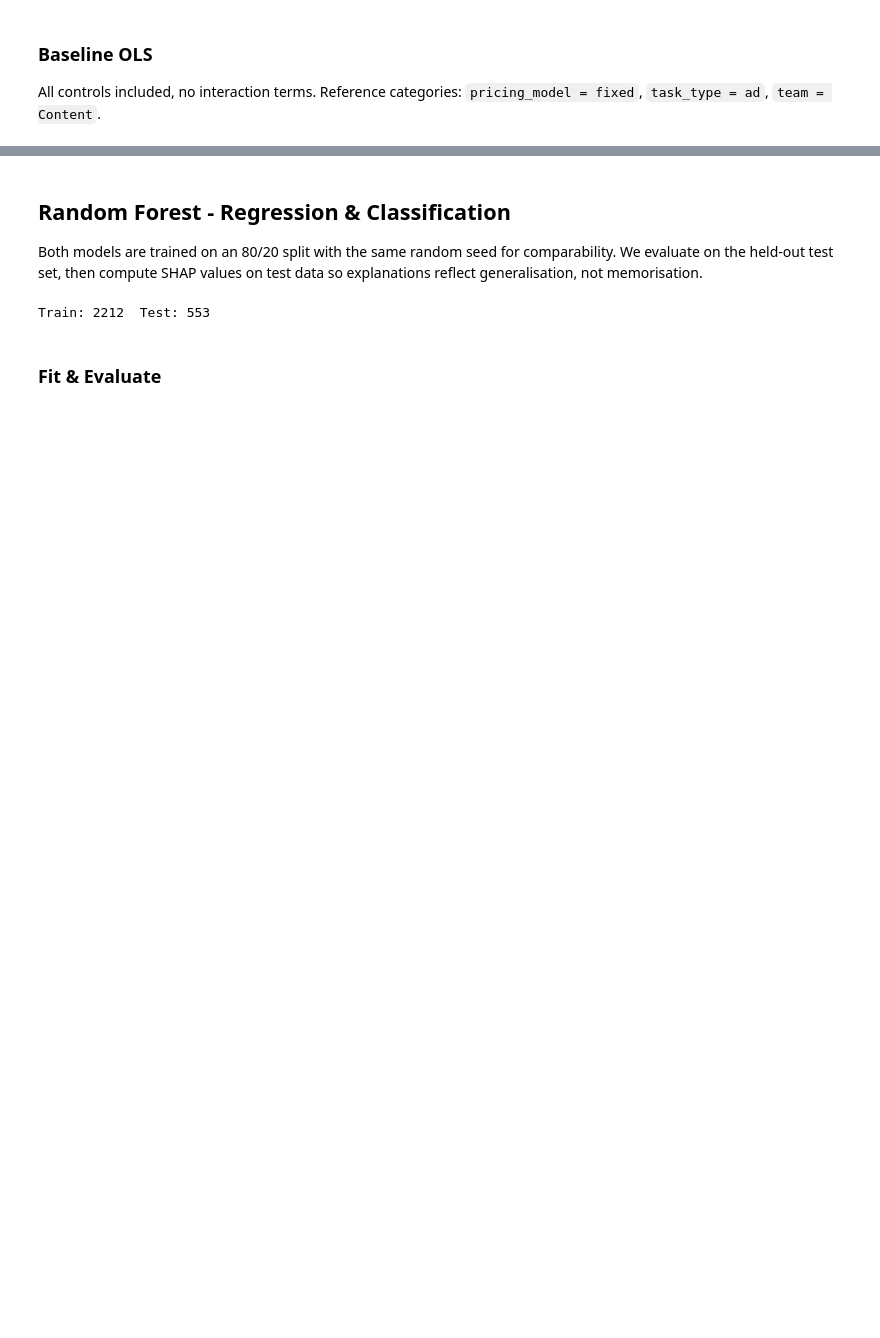
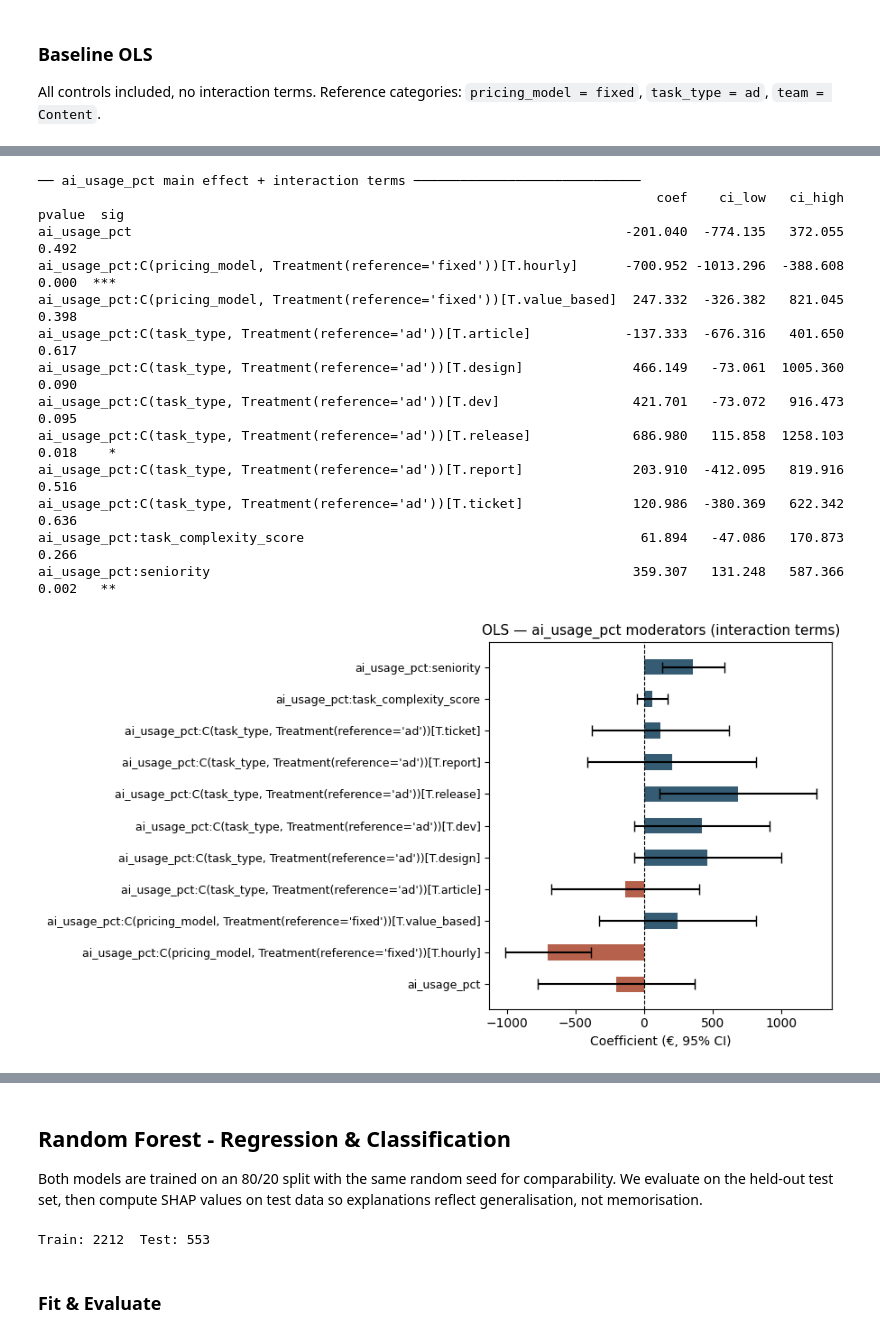
Before and after one commit to tabbba/Machine-Learning-810161, a Jupyter notebook: modelling.ipynb, the cells around one changed output, grey strips where cells are left out. Saved outputs shown, nothing was run; the diff lists cells and outputs as text; code cells hidden in the pictures; blank space fills up the shorter version.

```diff
--- a/modelling.ipynb
+++ b/modelling.ipynb
@@ -212,0 +269,52 @@ Quality metrics (errors, rework, revisions) disappear once hours are controlled
+# %%
+# Extract ai_usage_pct main effect + all interaction rows
+ci = ols_interact.conf_int()
+interact_df = pd.DataFrame({
+    "coef":    ols_interact.params,
+    "ci_low":  ci[0],
+    "ci_high": ci[1],
+    "pvalue":  ols_interact.pvalues,
+}).loc[lambda d: d.index.str.contains("ai_usage_pct")]
+
+interact_df["sig"] = interact_df["pvalue"].apply(
+    lambda p: "***" if p < 0.001 else ("**" if p < 0.01 else ("*" if p < 0.05 else ""))
+)
+
+print("── ai_usage_pct main effect + interaction terms ─────────────────────────────")
+print(interact_df[["coef", "ci_low", "ci_high", "pvalue", "sig"]].round(3).to_string())
+
+# Forest plot
+fig, ax = plt.subplots(figsize=(9, 5))
+labels = interact_df.index.tolist()
+y_pos  = list(range(len(labels)))
+
+ax.barh(
+    y_pos, interact_df["coef"],
+    xerr=[interact_df["coef"] - interact_df["ci_low"],
+          interact_df["ci_high"] - interact_df["coef"]],
+    color=[PRIMARY if c >= 0 else RISK for c in interact_df["coef"]],
+    error_kw={"ecolor": "black", "capsize": 4},
+    height=0.5,
+)
+ax.axvline(0, color="black", linewidth=0.8, linestyle="--")
+ax.set_yticks(y_pos)
+ax.set_yticklabels(labels, fontsize=9)
+ax.set_xlabel("Coefficient (€, 95% CI)")
+ax.set_title("OLS — ai_usage_pct moderators (interaction terms)", fontsize=11)
+plt.tight_layout()
+plt.show()
+# %% [output]
+── ai_usage_pct main effect + interaction terms ─────────────────────────────
+                                                                               coef    ci_low   ci_high  pvalue  sig
+ai_usage_pct                                                               -201.040  -774.135   372.055   0.492
+ai_usage_pct:C(pricing_model, Treatment(reference='fixed'))[T.hourly]      -700.952 -1013.296  -388.608   0.000  ***
+ai_usage_pct:C(pricing_model, Treatment(reference='fixed'))[T.value_based]  247.332  -326.382   821.045   0.398
+ai_usage_pct:C(task_type, Treatment(reference='ad'))[T.article]            -137.333  -676.316   401.650   0.617
+ai_usage_pct:C(task_type, Treatment(reference='ad'))[T.design]              466.149   -73.061  1005.360   0.090
+ai_usage_pct:C(task_type, Treatment(reference='ad'))[T.dev]                 421.701   -73.072   916.473   0.095
+ai_usage_pct:C(task_type, Treatment(reference='ad'))[T.release]             686.980   115.858  1258.103   0.018    *
+ai_usage_pct:C(task_type, Treatment(reference='ad'))[T.report]              203.910  -412.095   819.916   0.516
+ai_usage_pct:C(task_type, Treatment(reference='ad'))[T.ticket]              120.986  -380.369   622.342   0.636
+ai_usage_pct:task_complexity_score                                           61.894   -47.086   170.873   0.266
+ai_usage_pct:seniority                                                      359.307   131.248   587.366   0.002   **
+[figure, added]
```
Also changed, not shown: parts of 25 cells of this notebook.
